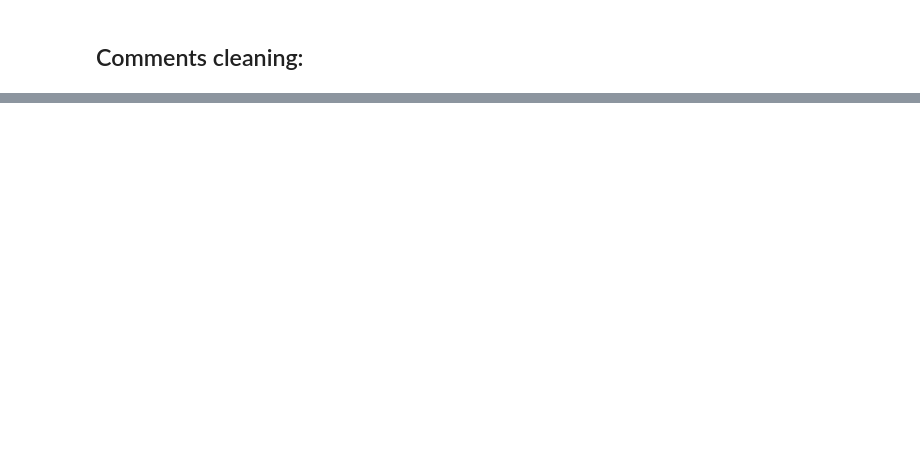
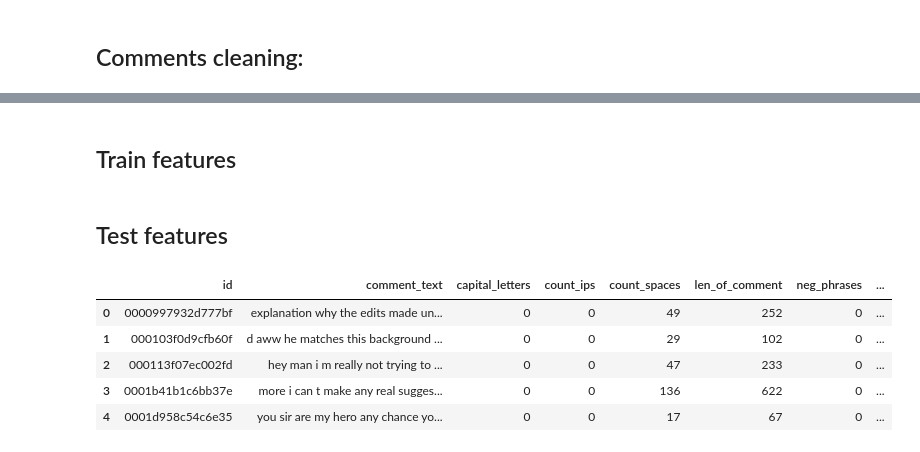
Before and after one commit to BobrG/IreneGit, a Jupyter notebook: Kaggle_Toxic_Comments.ipynb, the cells around one changed output, grey strips where cells are left out. Saved outputs shown, nothing was run; the diff lists cells and outputs as text; code cells hidden in the pictures; blank space fills up the shorter version.

```diff
--- a/Kaggle_Toxic_Comments.ipynb
+++ b/Kaggle_Toxic_Comments.ipynb
@@ -323,0 +114,2 @@ logloss_scores = [log_loss(y_eval, y_pred_chain >= .5)
+# %% [markdown]
+## Train features
@@ -323,0 +149,2 @@ logloss_scores = [log_loss(y_eval, y_pred_chain >= .5)
+# %% [markdown]
+## Test features
@@ -323,0 +175,13 @@ logloss_scores = [log_loss(y_eval, y_pred_chain >= .5)
+# %%
+train = pd.read_csv('toxic_train.csv')
+test = pd.read_csv('toxic_test.csv')
+labels = pd.read_csv('labels_tr')
+
+train.head()
+# %% [output]
+|  | id | comment_text | capital_letters | count_ips | count_spaces | len_of_comment | neg_phrases | ... |
+| 0 | 0000997932d777bf | explanation why the edits made un... | 0 | 0 | 49 | 252 | 0 | ... |
+| 1 | 000103f0d9cfb60f | d aww he matches this background ... | 0 | 0 | 29 | 102 | 0 | ... |
+| 2 | 000113f07ec002fd | hey man i m really not trying to ... | 0 | 0 | 47 | 233 | 0 | ... |
+| 3 | 0001b41b1c6bb37e | more i can t make any real sugges... | 0 | 0 | 136 | 622 | 0 | ... |
+| 4 | 0001d958c54c6e35 | you sir are my hero any chance yo... | 0 | 0 | 17 | 67 | 0 | ... |
```
Also changed, not shown: parts of 67 cells of this notebook.
